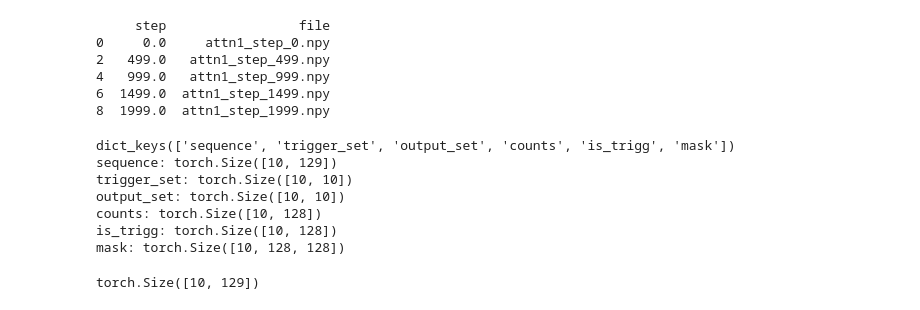
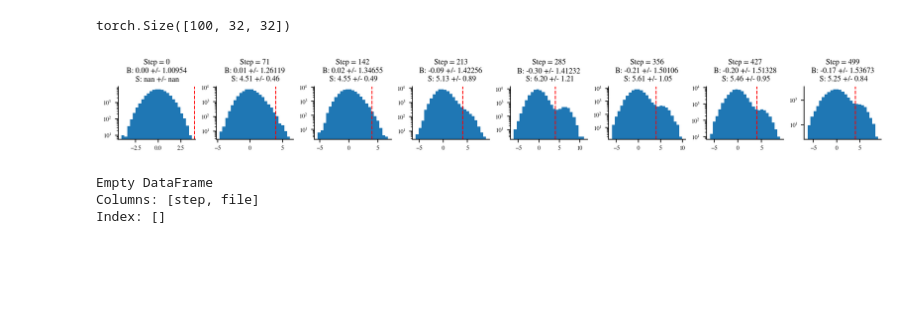
Before and after one commit to CristopherErazo/InContextLearning, a Jupyter notebook: notebooks/test_theory.ipynb, the cells around one changed output. Saved outputs shown, nothing was run; the diff lists cells and outputs as text; code cells hidden in the pictures; blank space fills up the shorter version.

```diff
--- a/notebooks/test_theory.ipynb
+++ b/notebooks/test_theory.ipynb
@@ -63,0 +248,4 @@ np.float64(1.118033988749895)
+# %%
+list_artifacts
+attn1_files = list_artifacts[list_artifacts['file'].str.contains('scores1')]['file'].to_list()
+print(attn1_files)
@@ -64,30 +318,34 @@ np.float64(1.118033988749895)
+# %%
+th = 4
+position = 20
+
+mask = batch['mask'].cpu()
+print(mask.shape)
+fig , axes = create_fig(ncols=ncols, size='double',h=0.2,w=1.6,sharex=False,sharey=False)
+
+for i , file in enumerate(attn1_files['file']):
+    number = extract_number(file[-11:])
+    matrix = reader.load_artifact(run_id, file)
+    # data = matrix[:,position,:position].flatten()
+    data =
+    # data = matrix.flatten()
+
+
+    data_bulk = data[data<th]
+    data_spike = data[data>=th]
+    ax = axes[i]
+    ax.hist(data,bins=25)
+    ax.axvline(th, color='r', linestyle='--',lw=1)
+    ax.set_title(f"Step = {number}\nB: {data_bulk.mean():.2f} +/- {data_bulk.std():.5f}\n S: {data_spike.mean():.2f} +/- {data_spike.std():.2f}",fontsize=8)
+    ax.set_yscale('log')
+# %% [output]
+torch.Size([100, 32, 32])
+[figure, added]
 # %%
 list_artifacts
-attn1_files = list_artifacts[list_artifacts['file'].str.contains('attn1')]
+attn1_files = list_artifacts[list_artifacts['file'].str.contains('eigenva')]
 print(attn1_files)
 # %% [output]
-     step                 file
-0     0.0     attn1_step_0.npy
-2   499.0   attn1_step_499.npy
-4   999.0   attn1_step_999.npy
-6  1499.0  attn1_step_1499.npy
-8  1999.0  attn1_step_1999.npy
+Empty DataFrame
+Columns: [step, file]
+Index: []
-# %%
-batch_file = list_artifacts['file'].iloc[-1]
-batch = reader.load_artifact(run_id, batch_file)
-print(batch.keys())
-for key in batch.keys():
-    print(f"{key}: {batch[key].shape}")
-# %% [output]
-dict_keys(['sequence', 'trigger_set', 'output_set', 'counts', 'is_trigg', 'mask'])
-sequence: torch.Size([10, 129])
-trigger_set: torch.Size([10, 10])
-output_set: torch.Size([10, 10])
-counts: torch.Size([10, 128])
-is_trigg: torch.Size([10, 128])
-mask: torch.Size([10, 128, 128])
-# %%
-sequence = batch['sequence']
-sequence.shape
-# %% [output]
-torch.Size([10, 129])
```
Also changed, not shown: parts of 24 cells of this notebook, 4 other files.
